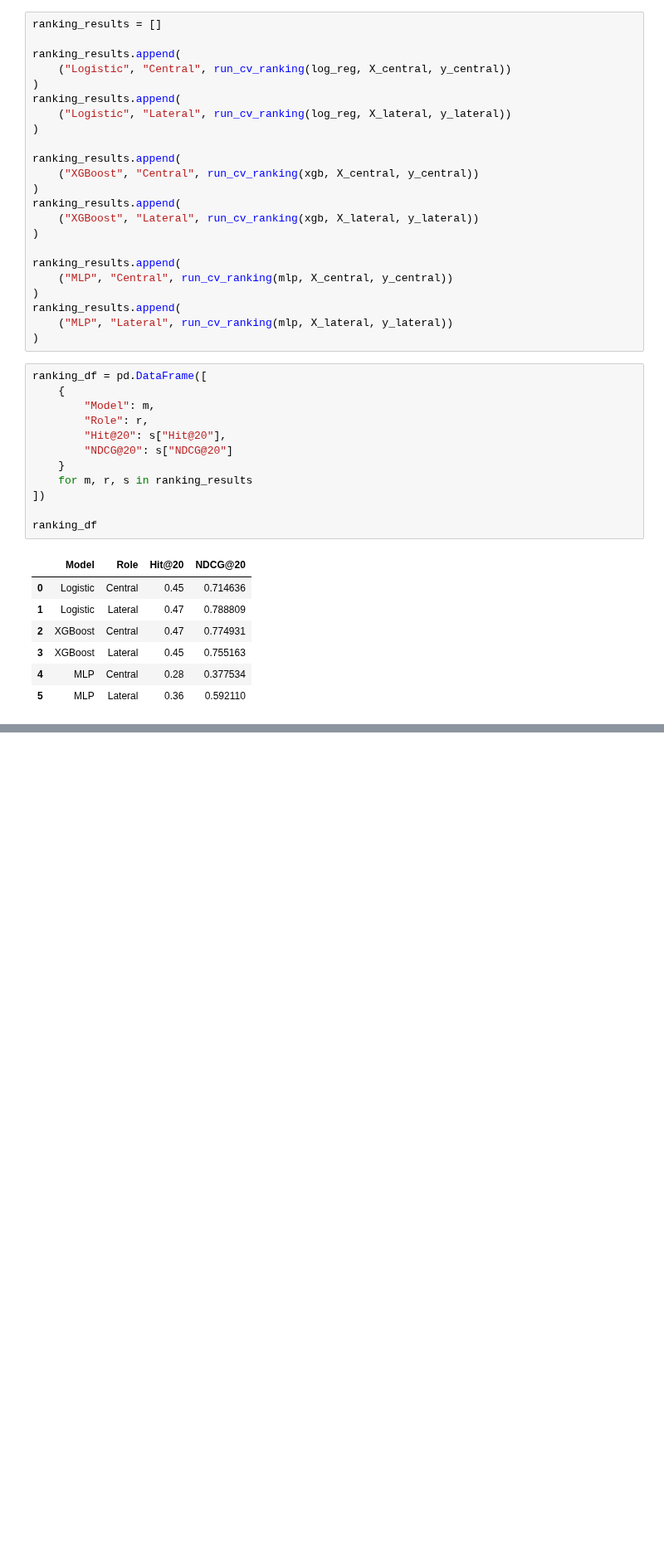
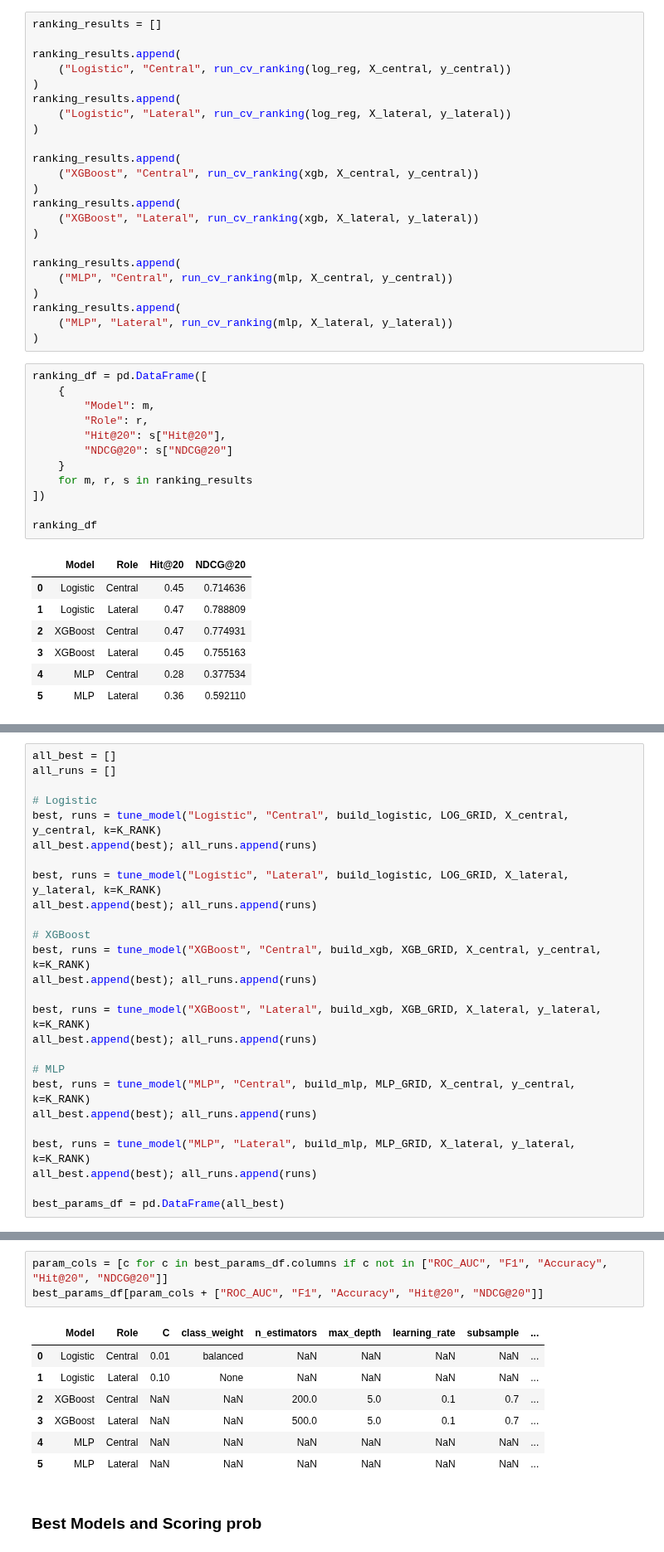
Before and after one commit to Jsavaia/Football_scouting_algorithm, a Jupyter notebook: Defenders.ipynb, the cells around one changed output, grey strips where cells are left out. Shown at 83% size. Saved outputs shown, nothing was run; the diff lists cells and outputs as text; blank space fills up the shorter version.

```diff
--- a/Defenders.ipynb
+++ b/Defenders.ipynb
@@ -1318,0 +1497,26 @@ ranking_df
+# %%
+all_best = []
+all_runs = []
+
+# Logistic
+best, runs = tune_model("Logistic", "Central", build_logistic, LOG_GRID, X_central, y_central, k=K_RANK)
+all_best.append(best); all_runs.append(runs)
+
+best, runs = tune_model("Logistic", "Lateral", build_logistic, LOG_GRID, X_lateral, y_lateral, k=K_RANK)
+all_best.append(best); all_runs.append(runs)
+
+# XGBoost
+best, runs = tune_model("XGBoost", "Central", build_xgb, XGB_GRID, X_central, y_central, k=K_RANK)
+all_best.append(best); all_runs.append(runs)
+
+best, runs = tune_model("XGBoost", "Lateral", build_xgb, XGB_GRID, X_lateral, y_lateral, k=K_RANK)
+all_best.append(best); all_runs.append(runs)
+
+# MLP
+best, runs = tune_model("MLP", "Central", build_mlp, MLP_GRID, X_central, y_central, k=K_RANK)
+all_best.append(best); all_runs.append(runs)
+
+best, runs = tune_model("MLP", "Lateral", build_mlp, MLP_GRID, X_lateral, y_lateral, k=K_RANK)
+all_best.append(best); all_runs.append(runs)
+
+best_params_df = pd.DataFrame(all_best)
@@ -1318,0 +1547,13 @@ ranking_df
+# %%
+param_cols = [c for c in best_params_df.columns if c not in ["ROC_AUC", "F1", "Accuracy", "Hit@20", "NDCG@20"]]
+best_params_df[param_cols + ["ROC_AUC", "F1", "Accuracy", "Hit@20", "NDCG@20"]]
+# %% [output]
+|  | Model | Role | C | class_weight | n_estimators | max_depth | learning_rate | subsample | ... |
+| 0 | Logistic | Central | 0.01 | balanced | NaN | NaN | NaN | NaN | ... |
+| 1 | Logistic | Lateral | 0.10 | None | NaN | NaN | NaN | NaN | ... |
+| 2 | XGBoost | Central | NaN | NaN | 200.0 | 5.0 | 0.1 | 0.7 | ... |
+| 3 | XGBoost | Lateral | NaN | NaN | 500.0 | 5.0 | 0.1 | 0.7 | ... |
+| 4 | MLP | Central | NaN | NaN | NaN | NaN | NaN | NaN | ... |
+| 5 | MLP | Lateral | NaN | NaN | NaN | NaN | NaN | NaN | ... |
+# %% [markdown]
+### Best Models and Scoring prob ###
```
Also changed, not shown: parts of 19 cells of this notebook.
